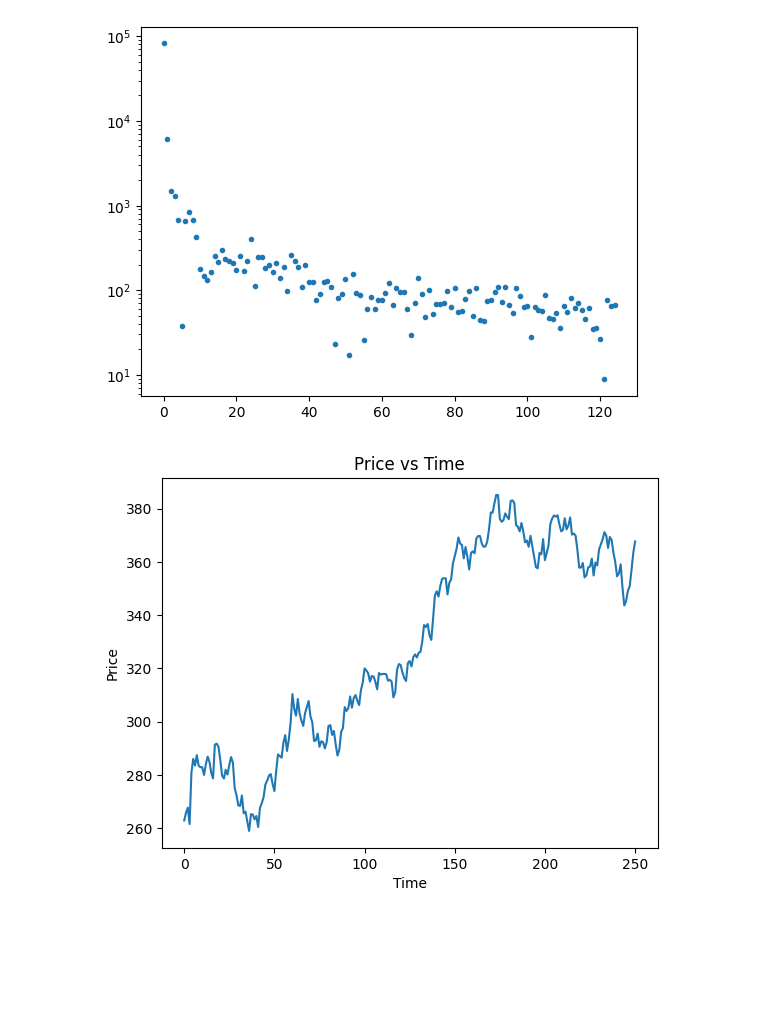
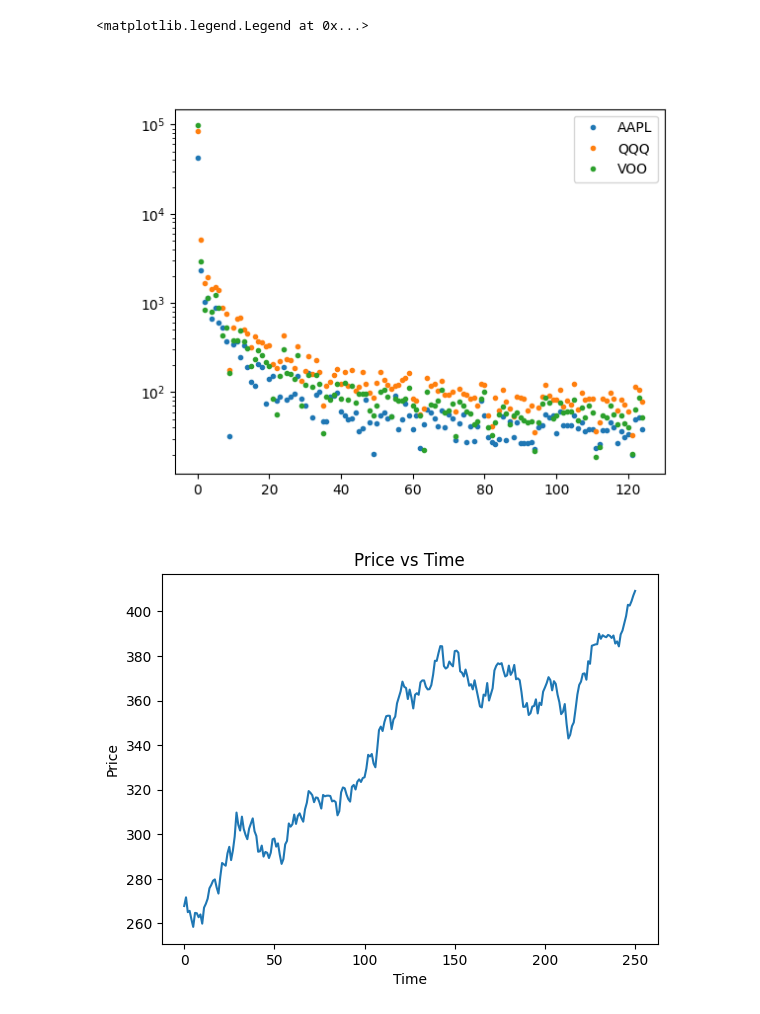
Before and after one commit to qwertpas/trading, a Jupyter notebook: sim.ipynb, the cells around one changed output. Saved outputs shown, nothing was run; the diff lists cells and outputs as text; code cells hidden in the pictures; blank space fills up the shorter version.

```diff
--- a/sim.ipynb
+++ b/sim.ipynb
@@ -6,17 +6,25 @@ from scipy.stats import qmc
 import yfinance as yf
 %matplotlib widget
 # %%
-qqq = yf.Ticker("QQQ")
-qqq_data = qqq.history(period='1y')
-prices = np.array(qqq_data["Close"])
+plt.figure()
 
-nyquist_freq = len(prices) // 2
-spectrum = np.fft.fft(prices)[:nyquist_freq]
+tickers  = ['AAPL', 'QQQ', 'VOO']
+for ticker in tickers:
+    yfticker = yf.Ticker(ticker)
+    history_data = yfticker.history(period='1y')
+    prices = np.array(history_data["Close"])
+    prices = prices[~np.isnan(prices)]
 
-plt.plot(np.abs(spectrum), '.')
+    nyquist_freq = len(prices) // 2
+    spectrum = np.fft.fft(prices)[:nyquist_freq]
+
+    plt.plot(np.abs(spectrum), '.', label=ticker)
+
 plt.yscale('log')
+plt.legend()
 # %% [output]
+<matplotlib.legend.Legend at 0x...>
-[figure, old version]
+[figure, new version]
 # %%
 plt.plot(prices)
 plt.xlabel('Time')
@@ -24,7 +32,7 @@ plt.ylabel('Price')
 plt.title('Price vs Time')
 plt.show()
 # %% [output]
-[figure, old version]
+[figure, new version]
 # %%
 T = len(prices) #number of time steps
 n = nyquist_freq #number of fourier terms
```
Also changed, not shown: parts of 3 cells of this notebook, 1 other file.
